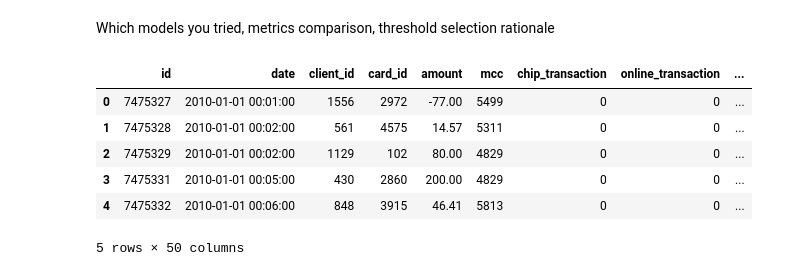
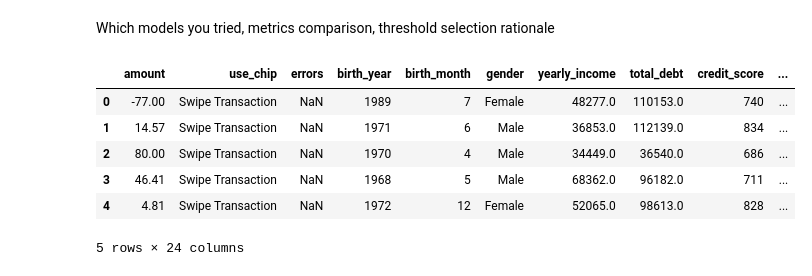
Before and after one commit to mariusguenterlang/M5-Forecasting, a Jupyter notebook: notebooks/03_model_exploration.ipynb, the cells around one changed output. Drawn from its saved outputs; the diff is of its cells as text; code cells hidden in the pictures.

Commit message:
compare models, add to pipeline

```diff
--- a/notebooks/03_model_exploration.ipynb
+++ b/notebooks/03_model_exploration.ipynb
@@ -8,13 +3,23 @@ df = pd.read_csv(Path.cwd().parent.parent / "archive" / "merged_data.csv")
-# %%
-df.head()
-# %% [output]
-|  | id | date | client_id | card_id | amount | mcc | chip_transaction | online_transaction | ... |
-| 0 | 7475327 | 2010-01-01 00:01:00 | 1556 | 2972 | -77.00 | 5499 | 0 | 0 | ... |
-| 1 | 7475328 | 2010-01-01 00:02:00 | 561 | 4575 | 14.57 | 5311 | 0 | 0 | ... |
-| 2 | 7475329 | 2010-01-01 00:02:00 | 1129 | 102 | 80.00 | 4829 | 0 | 0 | ... |
-| 3 | 7475331 | 2010-01-01 00:05:00 | 430 | 2860 | 200.00 | 4829 | 0 | 0 | ... |
-| 4 | 7475332 | 2010-01-01 00:06:00 | 848 | 3915 | 46.41 | 5813 | 0 | 0 | ... |
-5 rows × 50 columns
+# %%
+import pandas as pd
+from pathlib import Path
+
+df = pd.read_csv(Path.cwd().parent.parent / "archive" / "labeled_data.csv")
+
+df.drop(columns=["expires", "card_on_dark_web"], inplace=True)  # add to feature engineering pipeline
+    # card on dark web all 0
+
+df[["is_retired", "is_night"]] = df[["is_retired", "is_night"]].astype(bool)
+
+df.head()
+# %% [output]
+|  | amount | use_chip | errors | birth_year | birth_month | gender | yearly_income | total_debt | credit_score | ... |
+| 0 | -77.00 | Swipe Transaction | NaN | 1989 | 7 | Female | 48277.0 | 110153.0 | 740 | ... |
+| 1 | 14.57 | Swipe Transaction | NaN | 1971 | 6 | Male | 36853.0 | 112139.0 | 834 | ... |
+| 2 | 80.00 | Swipe Transaction | NaN | 1970 | 4 | Male | 34449.0 | 36540.0 | 686 | ... |
+| 3 | 46.41 | Swipe Transaction | NaN | 1968 | 5 | Male | 68362.0 | 96182.0 | 711 | ... |
+| 4 | 4.81 | Swipe Transaction | NaN | 1972 | 12 | Female | 52065.0 | 98613.0 | 828 | ... |
+5 rows × 24 columns
 # %%
 df.columns
 # %% [output]
```
Also changed, not shown: parts of 49 cells of this notebook, 3 other files.
